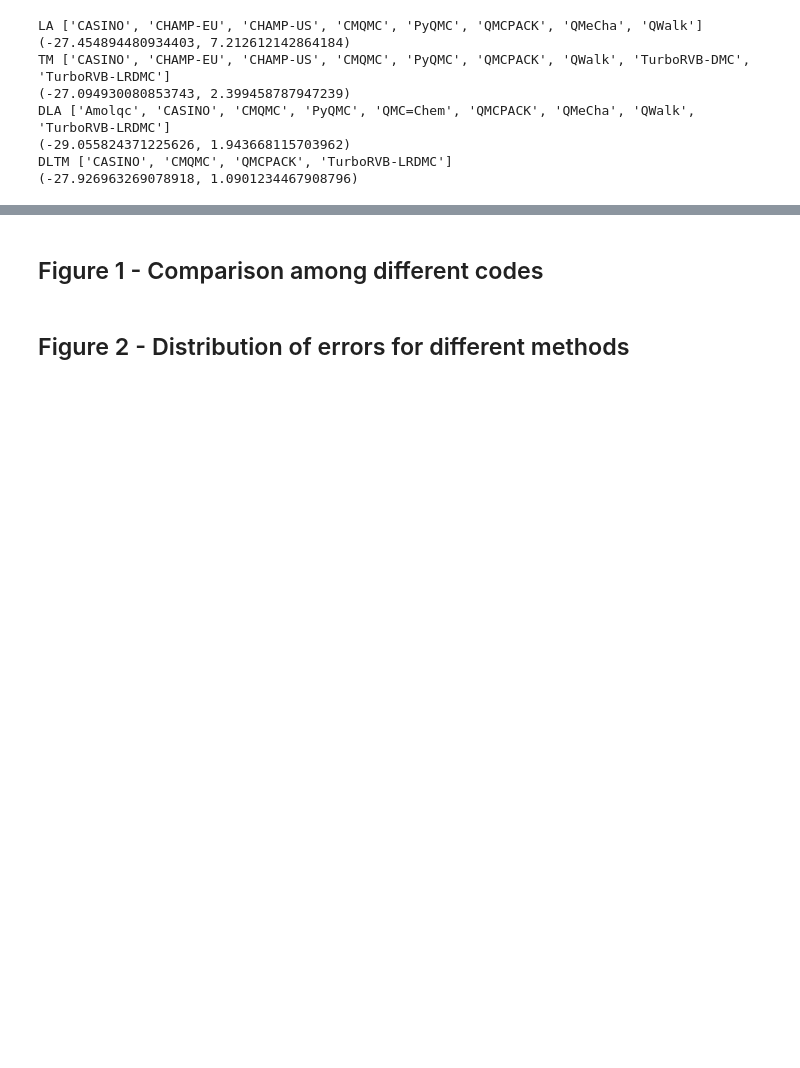
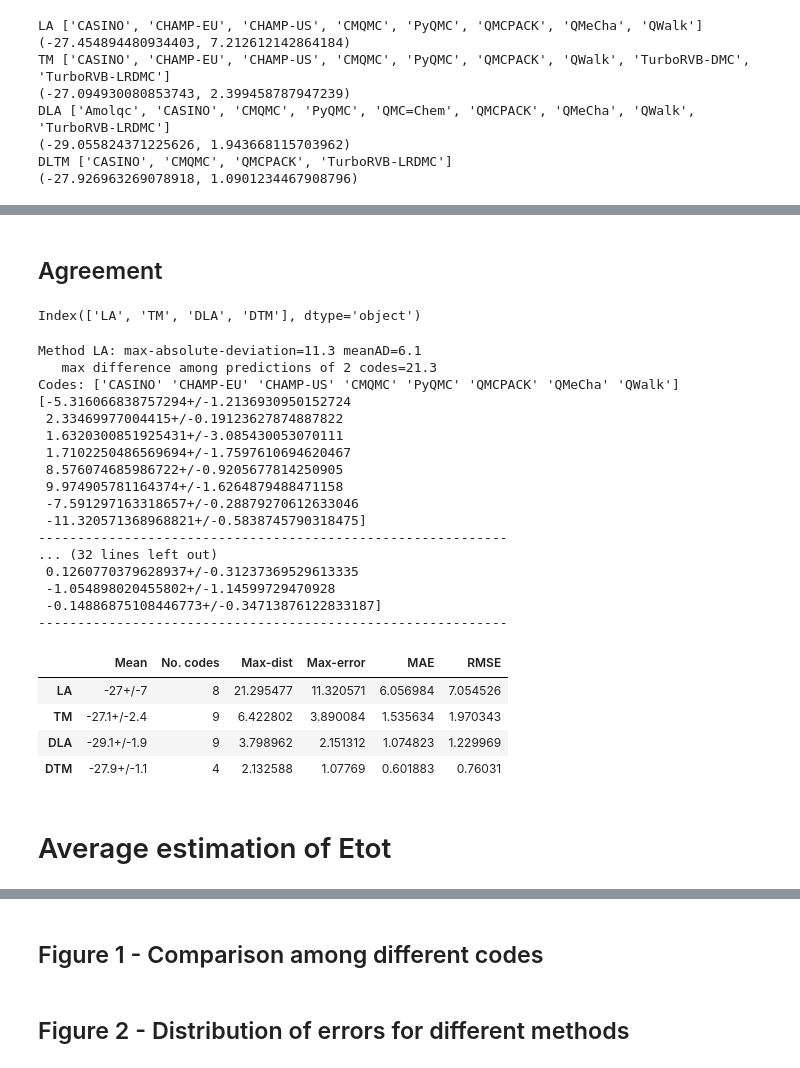
Before and after one commit to zenandrea/DMC-reproducibility, a Jupyter notebook: analysis.ipynb, the cells around one changed output, grey strips where cells are left out. Drawn from its saved outputs; the diff is of its cells as text; code cells hidden in the pictures; blank space fills up the shorter version.

```diff
--- a/analysis.ipynb
+++ b/analysis.ipynb
@@ -934,6 +934,8 @@ DLA ['Amolqc', 'CASINO', 'CMQMC', 'PyQMC', 'QMC=Chem', 'QMCPACK', 'QMeCha', 'QWa
 DLTM ['CASINO', 'CMQMC', 'QMCPACK', 'TurboRVB-LRDMC']
 (-27.926963269078918, 1.0901234467908796)
 # %%
+d = {}
+
 for method in ['LA','TM','DLA','DTM']:
     ene_i = df_Eint.loc[ df_Eint.Method==method ].Etau0.apply( lambda x: x.n ).to_numpy()
     err_i = df_Eint.loc[ df_Eint.Method==method ].Etau0.apply( lambda x: x.s ).to_numpy()
@@ -942,7 +944,12 @@ for method in ['LA','TM','DLA','DTM']:
     var_ene = np.mean( err_i**2 ) + np.mean( (ene_i - mean_ene)**2 )
     err_ene = np.sqrt( var_ene )
 
+    d[method] = ufloat( mean_ene, err_ene )
     print(f'{method} Ene = {mean_ene} +/- {err_ene}')
+
+print(d)
+mean_Eint = pd.Series( d, name='Eint[meV]' )
+mean_Eint
 # %% [output]
 LA Ene = -27.4548944809344 +/- 7.212612142864191
 TM Ene = -27.094930080853743 +/- 2.3994587879472613
@@ -950,0 +986,47 @@ DTM Ene = -27.926963269078918 +/- 1.090123446790937
+# %% [markdown]
+## Agreement
+# %%
+mean_Eint.keys()
+# %% [output]
+Index(['LA', 'TM', 'DLA', 'DTM'], dtype='object')
+# %%
+d = {}
+for method in mean_Eint.keys():
+    ref = mean_Eint.loc[method].n
+    res = df_Eint.loc[ df_Eint.Method == method ].Etau0.to_numpy()
+    res_nv = np.array([ x.nominal_value for x in res ])
+    diffs = res_nv - ref
+    print(f'Method {method}: max-absolute-deviation={max(abs(diffs)):.1f} meanAD={np.mean(abs(diffs)):.1f}')
+    print(f'   max difference among predictions of 2 codes={max(diffs)-min(diffs):.1f}')
+    print(f'Codes: {df_Eint.loc[ df_Eint.Method == method ].Code.to_numpy()}')
+    print( res-ref )
+    print( 60*'-')
+    d[method] = [ mean_Eint[method], len(diffs), max(diffs)-min(diffs), max(abs(diffs)), np.mean(abs(diffs)), np.sqrt(np.mean( diffs**2)) ]
+
+df_mean_Eint = pd.DataFrame( d ).T
+df_mean_Eint.columns = [ 'Mean','No. codes','Max-dist','Max-error','MAE','RMSE' ]
+df_mean_Eint.to_csv('Tables/df_mean_Eint.csv',index=False)
+df_mean_Eint
+# %% [output]
+Method LA: max-absolute-deviation=11.3 meanAD=6.1
+   max difference among predictions of 2 codes=21.3
+Codes: ['CASINO' 'CHAMP-EU' 'CHAMP-US' 'CMQMC' 'PyQMC' 'QMCPACK' 'QMeCha' 'QWalk']
+[-5.316066838757294+/-1.2136930950152724
+ 2.33469977004415+/-0.19123627874887822
+ 1.6320300851925431+/-3.085430053070111
+ 1.7102250486569694+/-1.7597610694620467
+ 8.576074685986722+/-0.9205677814250905
+ 9.974905781164374+/-1.6264879488471158
+ -7.591297163318657+/-0.28879270612633046
+ -11.320571368968821+/-0.5838745790318475]
+------------------------------------------------------------
+... (32 lines left out)
+ 0.1260770379628937+/-0.31237369529613335
+ -1.054898020455802+/-1.14599729470928
+ -0.14886875108446773+/-0.34713876122833187]
+------------------------------------------------------------
+|  | Mean | No. codes | Max-dist | Max-error | MAE | RMSE |
+| LA | -27+/-7 | 8 | 21.295477 | 11.320571 | 6.056984 | 7.054526 |
+| TM | -27.1+/-2.4 | 9 | 6.422802 | 3.890084 | 1.535634 | 1.970343 |
+| DLA | -29.1+/-1.9 | 9 | 3.798962 | 2.151312 | 1.074823 | 1.229969 |
+| DTM | -27.9+/-1.1 | 4 | 2.132588 | 1.07769 | 0.601883 | 0.76031 |
@@ -950,0 +1050,2 @@ DTM Ene = -27.926963269078918 +/- 1.090123446790937
+# %% [markdown]
+# Average estimation of Etot
```
Also changed, not shown: parts of 13 cells of this notebook, 8 other files.
